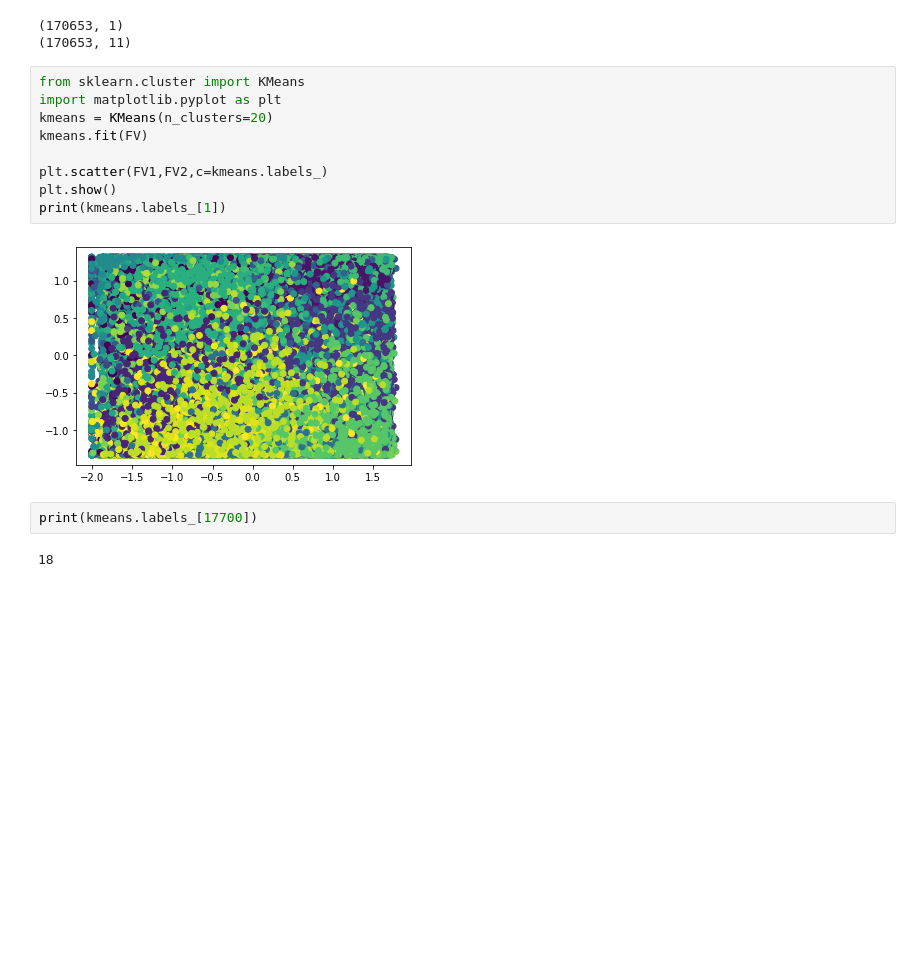
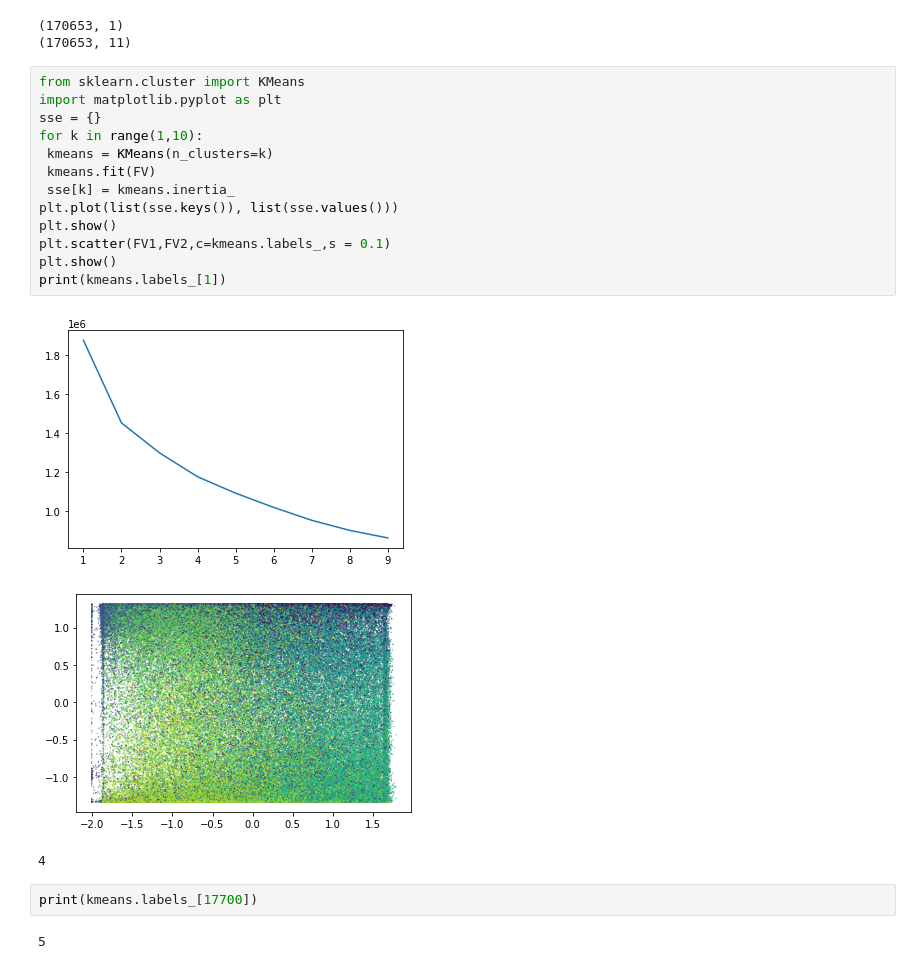
Before and after one commit to Sai-Krupakar/Spotify-Recommendation-System, a Jupyter notebook: Spotify_recommendation.ipynb, the cells around one changed output. Saved outputs shown, nothing was run; the diff lists cells and outputs as text; blank space fills up the shorter version.

```diff
--- a/Spotify_recommendation.ipynb
+++ b/Spotify_recommendation.ipynb
@@ -119,15 +119,21 @@ print(np.shape(FV))
 # %%
 from sklearn.cluster import KMeans
 import matplotlib.pyplot as plt
-kmeans = KMeans(n_clusters=20)
-kmeans.fit(FV)
-
-plt.scatter(FV1,FV2,c=kmeans.labels_)
+sse = {}
+for k in range(1,10):
+ kmeans = KMeans(n_clusters=k)
+ kmeans.fit(FV)
+ sse[k] = kmeans.inertia_
+plt.plot(list(sse.keys()), list(sse.values()))
+plt.show()
+plt.scatter(FV1,FV2,c=kmeans.labels_,s = 0.1)
 plt.show()
 print(kmeans.labels_[1])
 # %% [output]
-[figure, old version]
+[figure, new version]
+[figure, added]
+4
 # %%
 print(kmeans.labels_[17700])
 # %% [output]
-18
+5
```
Also changed, not shown: parts of 3 cells of this notebook.
